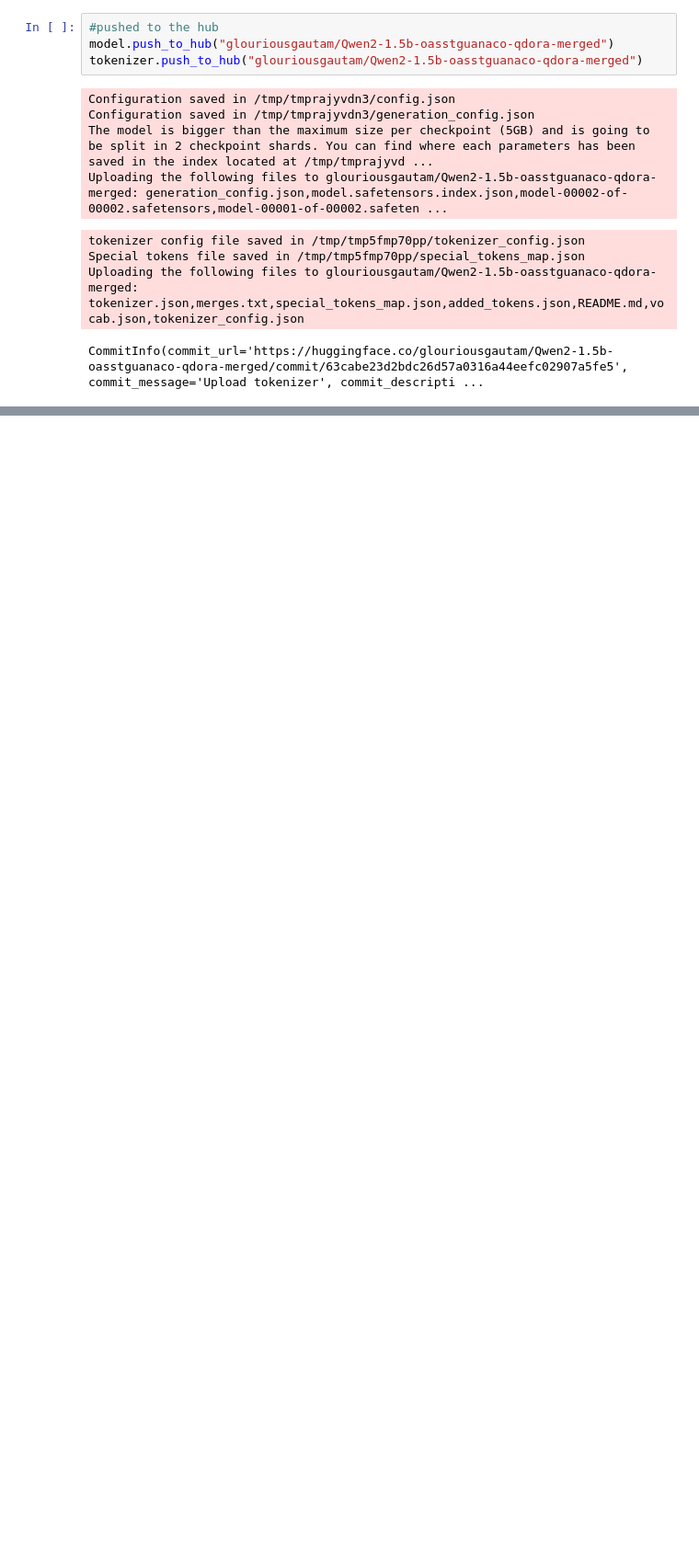
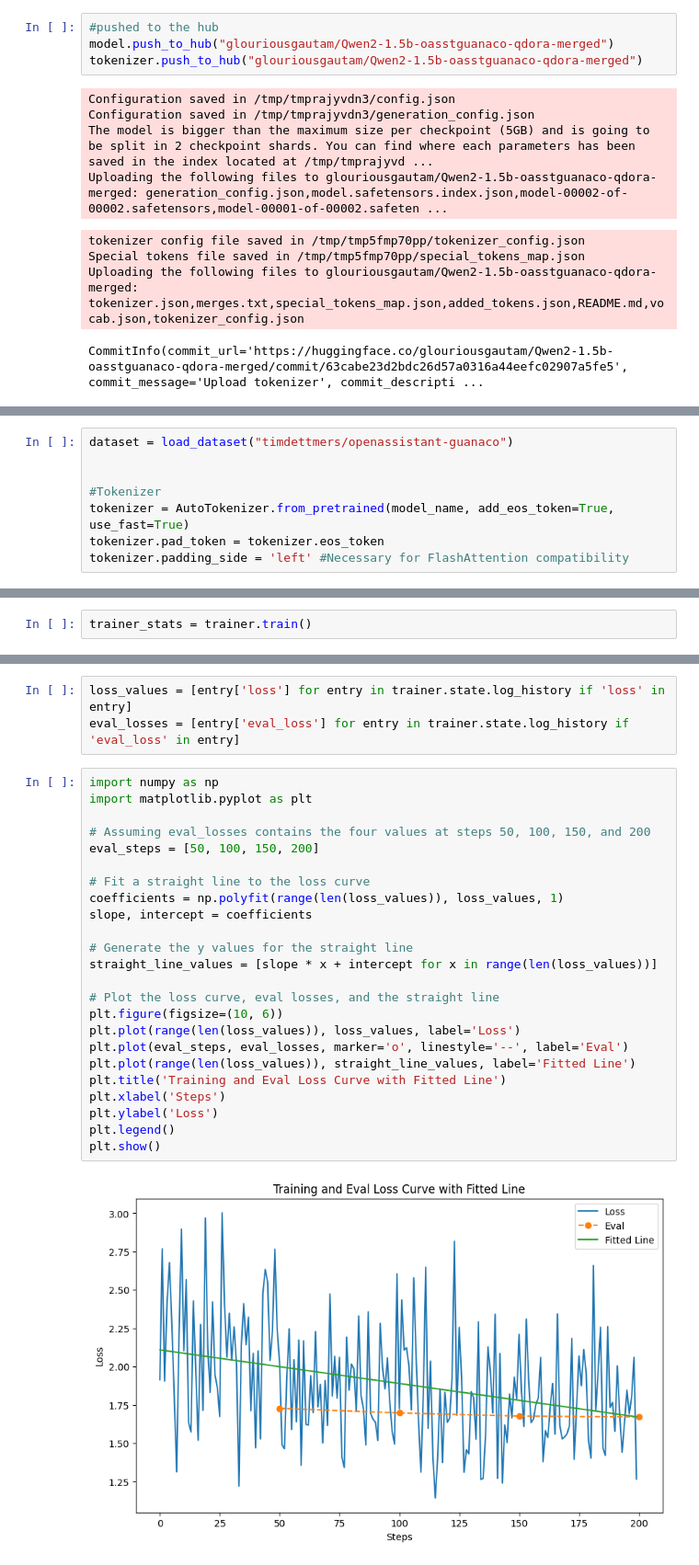
Before and after one commit to Ak-Gautam/qdora_exp, a Jupyter notebook: LoRa_vs_DoRa.ipynb, the cells around one changed output, grey strips where cells are left out. Shown: that part at 92% size. Cells and saved outputs as stored; diff of their text form; blank space fills up the shorter version.

```diff
--- a/LoRa_vs_DoRa.ipynb
+++ b/LoRa_vs_DoRa.ipynb
@@ -282,0 +360,8 @@ CommitInfo(commit_url='https://huggingface.co/glouriousgautam/Qwen2-1.5b-oasstgu
+# %%
+dataset = load_dataset("timdettmers/openassistant-guanaco")
+
+
+#Tokenizer
+tokenizer = AutoTokenizer.from_pretrained(model_name, add_eos_token=True, use_fast=True)
+tokenizer.pad_token = tokenizer.eos_token
+tokenizer.padding_side = 'left' #Necessary for FlashAttention compatibility
@@ -282,0 +414,2 @@ CommitInfo(commit_url='https://huggingface.co/glouriousgautam/Qwen2-1.5b-oasstgu
+# %%
+trainer_stats = trainer.train()
@@ -282,0 +446,29 @@ CommitInfo(commit_url='https://huggingface.co/glouriousgautam/Qwen2-1.5b-oasstgu
+# %%
+loss_values = [entry['loss'] for entry in trainer.state.log_history if 'loss' in entry]
+eval_losses = [entry['eval_loss'] for entry in trainer.state.log_history if 'eval_loss' in entry]
+# %%
+import numpy as np
+import matplotlib.pyplot as plt
+
+# Assuming eval_losses contains the four values at steps 50, 100, 150, and 200
+eval_steps = [50, 100, 150, 200]
+
+# Fit a straight line to the loss curve
+coefficients = np.polyfit(range(len(loss_values)), loss_values, 1)
+slope, intercept = coefficients
+
+# Generate the y values for the straight line
+straight_line_values = [slope * x + intercept for x in range(len(loss_values))]
+
+# Plot the loss curve, eval losses, and the straight line
+plt.figure(figsize=(10, 6))
+plt.plot(range(len(loss_values)), loss_values, label='Loss')
+plt.plot(eval_steps, eval_losses, marker='o', linestyle='--', label='Eval')
+plt.plot(range(len(loss_values)), straight_line_values, label='Fitted Line')
+plt.title('Training and Eval Loss Curve with Fitted Line')
+plt.xlabel('Steps')
+plt.ylabel('Loss')
+plt.legend()
+plt.show()
+# %% [output]
+[figure, added]
```
Also changed, not shown: parts of 10 cells of this notebook.
